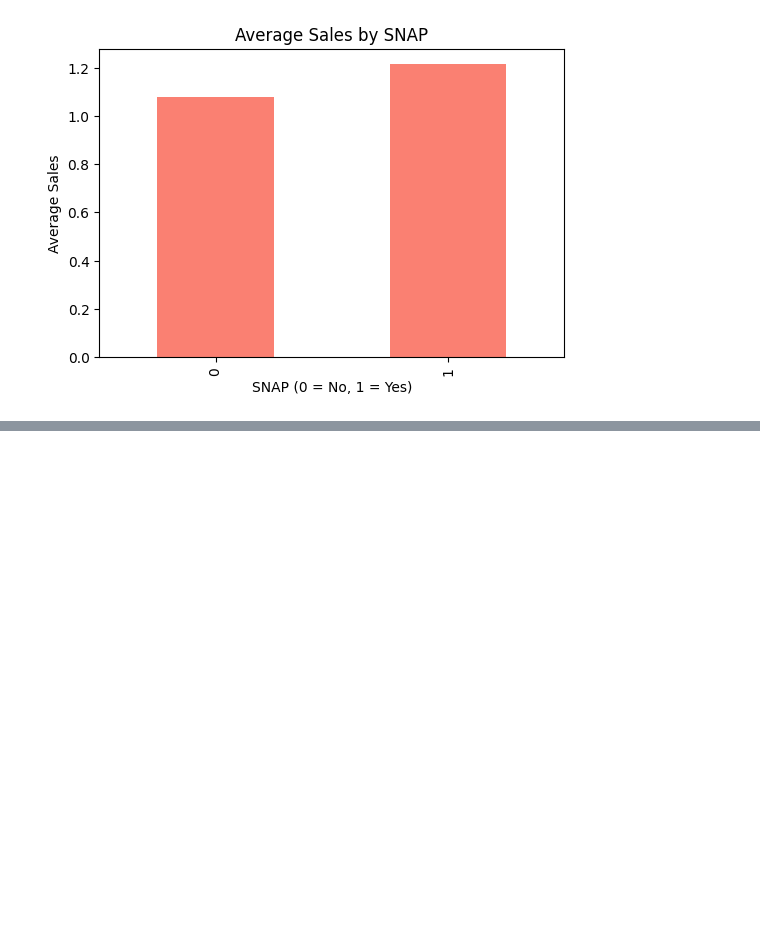
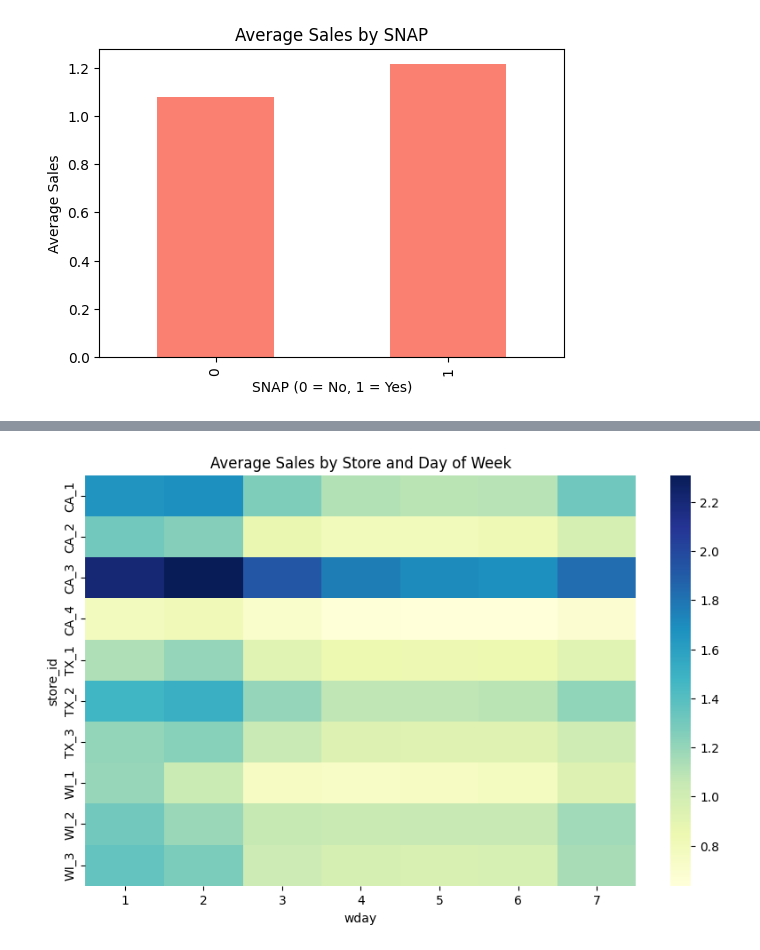
Before and after one commit to davidrimon2004/DEPI_project, a Jupyter notebook: data_cleaning.ipynb, the cells around one changed output, grey strips where cells are left out. Cells and saved outputs as stored; diff of their text form; code cells hidden in the pictures; blank space fills up the shorter version.

```diff
--- a/data_cleaning.ipynb
+++ b/data_cleaning.ipynb
@@ -428,0 +460,17 @@ plt.show()
+# %%
+# average sales for each store heatmap
+'''this heatmap shows the average sales for each store across different days of the week
+it helps identify peak sales days for each store and patterns in weekly sales
+Note:
+we used a pivot table to reorganize the data so each store is a row,
+each day of the week is a column,and the cells show the average sales
+this makes it easy to create the heatmap
+'''
+
+pivot = data.pivot_table(values='sales', index='store_id', columns='wday', aggfunc='mean')
+plt.figure(figsize=(10,6))
+sns.heatmap(pivot, cmap='YlGnBu')
+plt.title('Average Sales by Store and Day of Week')
+plt.show()
+# %% [output]
+[figure, added]
```
Also changed, not shown: parts of 5 cells of this notebook.
